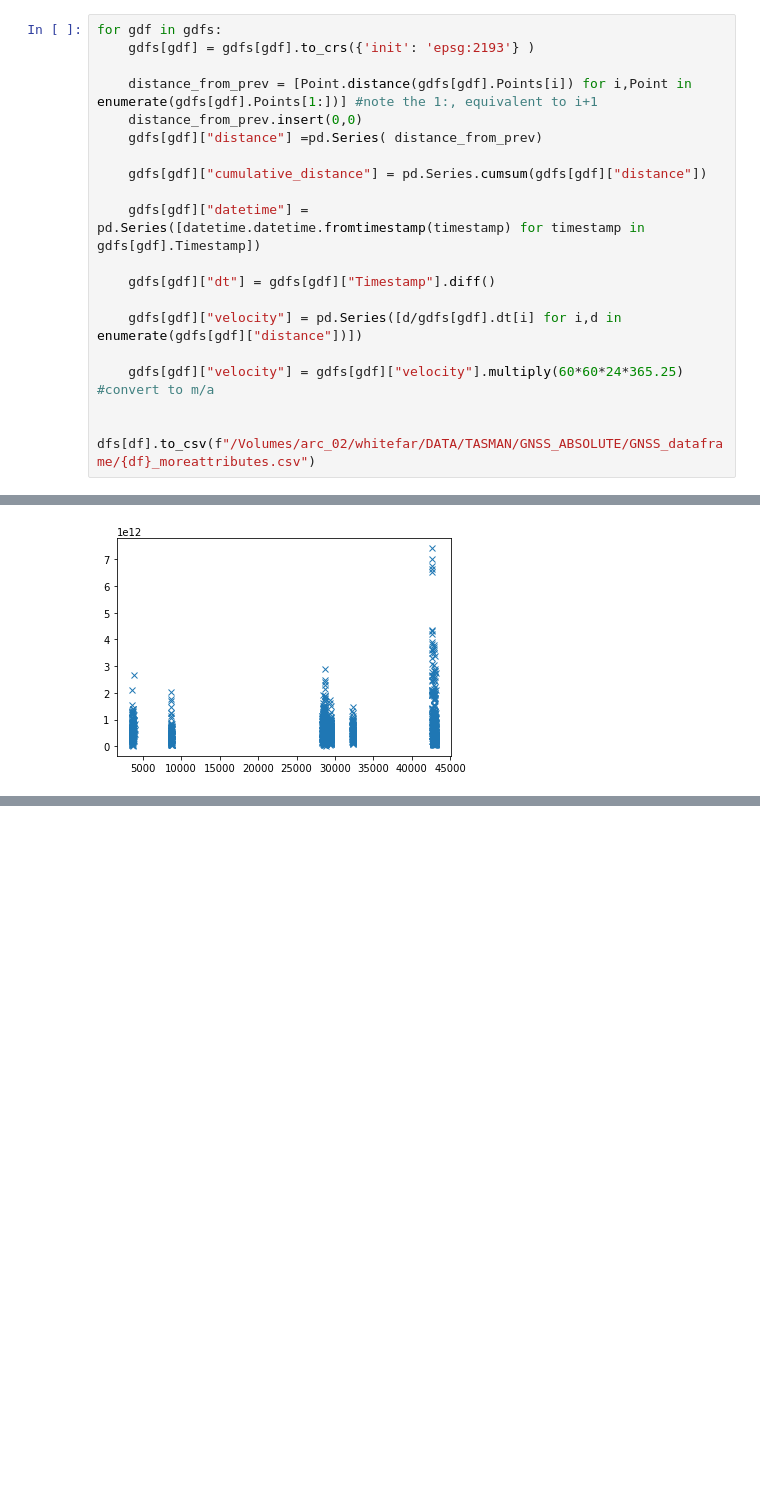
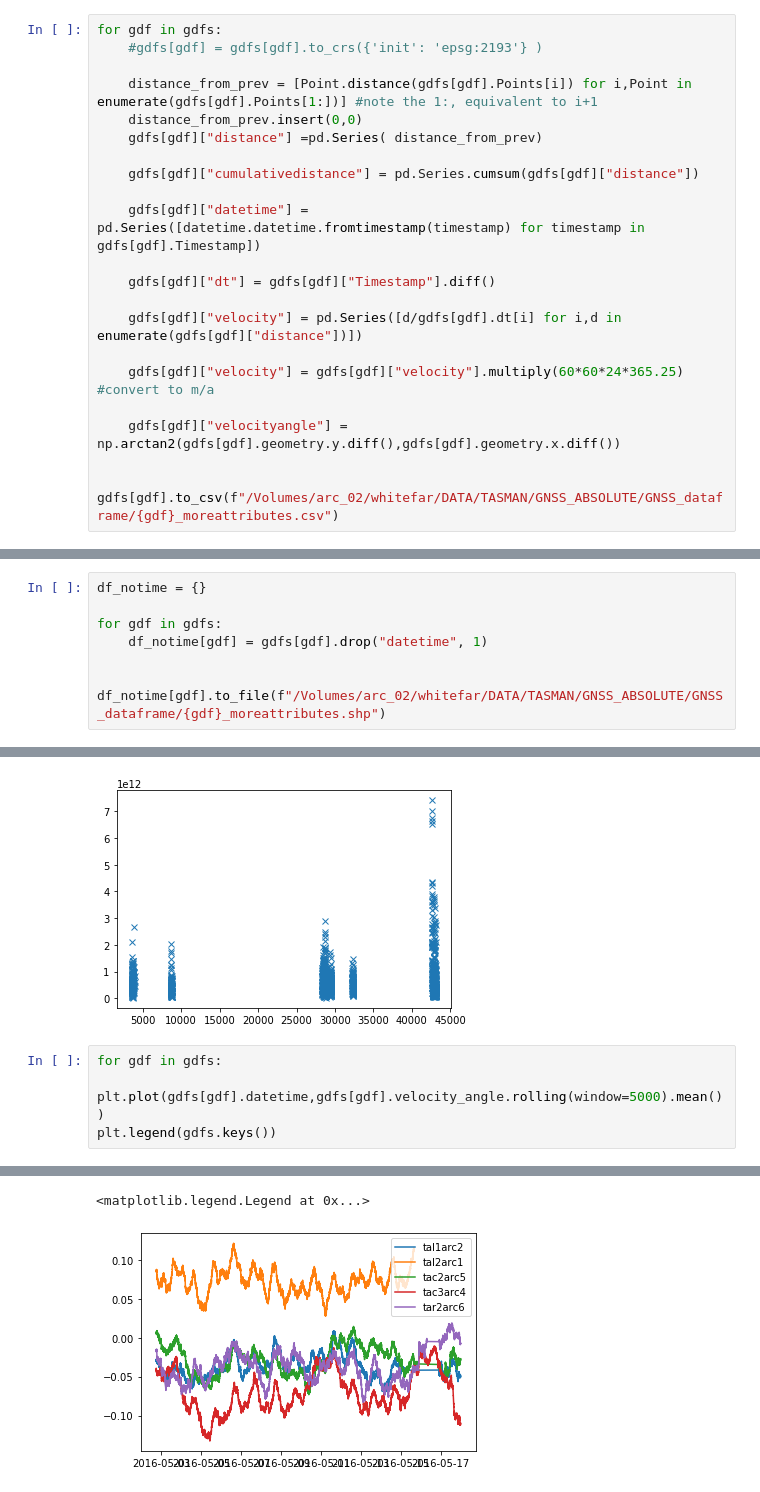
Before and after one commit to arrran/PhD_data_chapter, a Jupyter notebook: Jupyter/TASMAN/1_update_GNSS_details.ipynb, the cells around one changed output, grey strips where cells are left out. Saved outputs shown, nothing was run; the diff lists cells and outputs as text; blank space fills up the shorter version.

Commit message:
basic plot of tracks done

```diff
--- a/Jupyter/TASMAN/1_update_GNSS_details.ipynb
+++ b/Jupyter/TASMAN/1_update_GNSS_details.ipynb
@@ -50,12 +54,12 @@ for df in dfs:
 # %%
 for gdf in gdfs:
-    gdfs[gdf] = gdfs[gdf].to_crs({'init': 'epsg:2193'} )
+    #gdfs[gdf] = gdfs[gdf].to_crs({'init': 'epsg:2193'} )
 
     distance_from_prev = [Point.distance(gdfs[gdf].Points[i]) for i,Point in enumerate(gdfs[gdf].Points[1:])] #note the 1:, equivalent to i+1
     distance_from_prev.insert(0,0)
     gdfs[gdf]["distance"] =pd.Series( distance_from_prev)
 
-    gdfs[gdf]["cumulative_distance"] = pd.Series.cumsum(gdfs[gdf]["distance"])
+    gdfs[gdf]["cumulativedistance"] = pd.Series.cumsum(gdfs[gdf]["distance"])
 
     gdfs[gdf]["datetime"] = pd.Series([datetime.datetime.fromtimestamp(timestamp) for timestamp in gdfs[gdf].Timestamp])
 
@@ -65,4 +69,6 @@ for gdf in gdfs:
 
     gdfs[gdf]["velocity"] = gdfs[gdf]["velocity"].multiply(60*60*24*365.25) #convert to m/a
 
-    dfs[df].to_csv(f"/Volumes/arc_02/whitefar/DATA/TASMAN/GNSS_ABSOLUTE/GNSS_dataframe/{df}_moreattributes.csv")
+    gdfs[gdf]["velocityangle"] = np.arctan2(gdfs[gdf].geometry.y.diff(),gdfs[gdf].geometry.x.diff())
+
+    gdfs[gdf].to_csv(f"/Volumes/arc_02/whitefar/DATA/TASMAN/GNSS_ABSOLUTE/GNSS_dataframe/{gdf}_moreattributes.csv")
@@ -77,3 +79,10 @@ nan
+# %%
+df_notime = {}
+
+for gdf in gdfs:
+    df_notime[gdf] = gdfs[gdf].drop("datetime", 1)
+
+    df_notime[gdf].to_file(f"/Volumes/arc_02/whitefar/DATA/TASMAN/GNSS_ABSOLUTE/GNSS_dataframe/{gdf}_moreattributes.shp")
 # %%
 # crs = {'init': 'epsg:4326'}
 # #make a geodataseries
@@ -158,3 +167,8 @@ plt.plot(gdfs['tar2arc6'].velocity[event_indicies]*60*60*24*365.25,'x')
 # %% [output]
 [<matplotlib.lines.Line2D at 0x...>]
 [figure]
+# %%
+for gdf in gdfs:
+     plt.plot(gdfs[gdf].datetime,gdfs[gdf].velocity_angle.rolling(window=5000).mean())
+plt.legend(gdfs.keys())
+# %% [output]
@@ -160,0 +179,2 @@ plt.plot(gdfs['tar2arc6'].velocity[event_indicies]*60*60*24*365.25,'x')
+<matplotlib.legend.Legend at 0x...>
+[figure, added]
```
Also changed, not shown: parts of 10 cells of this notebook, 2 other files.
